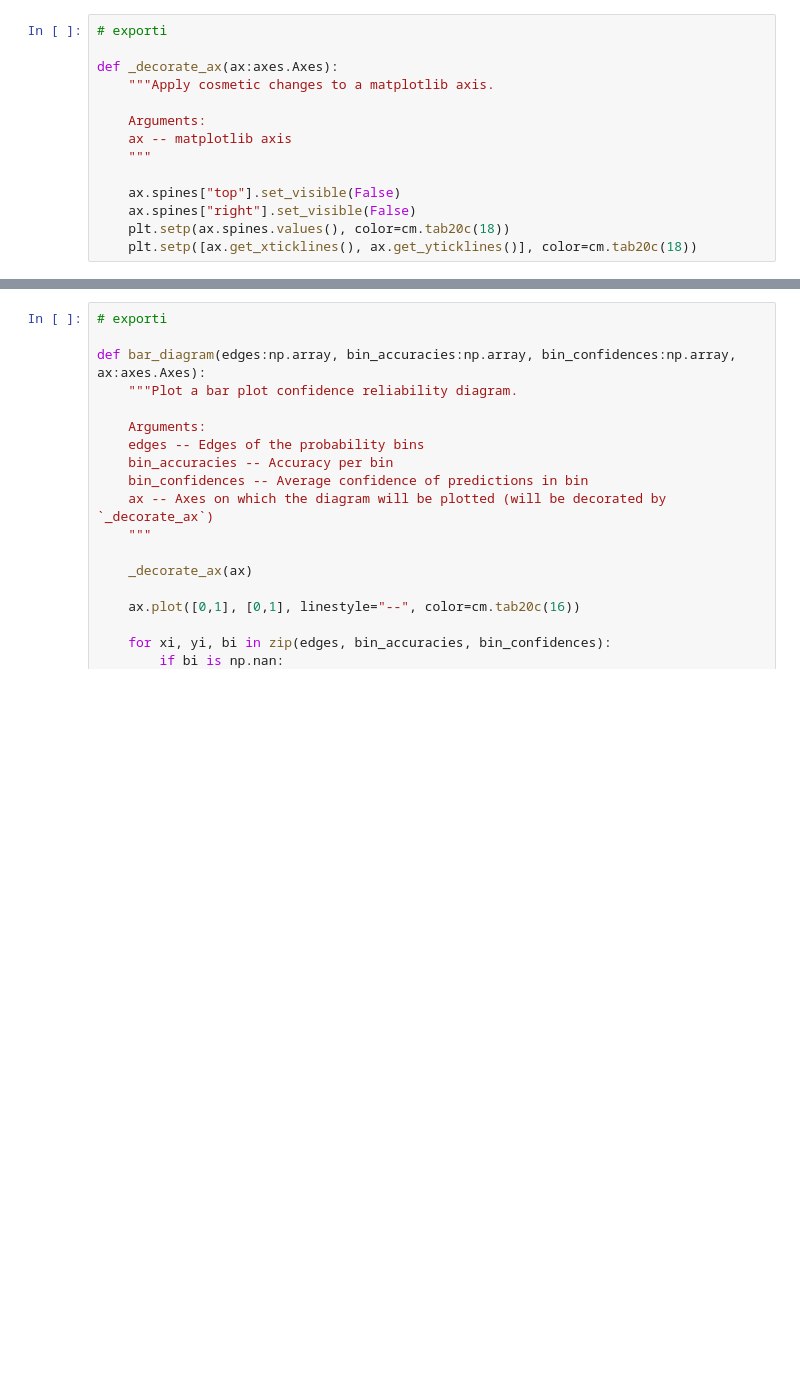
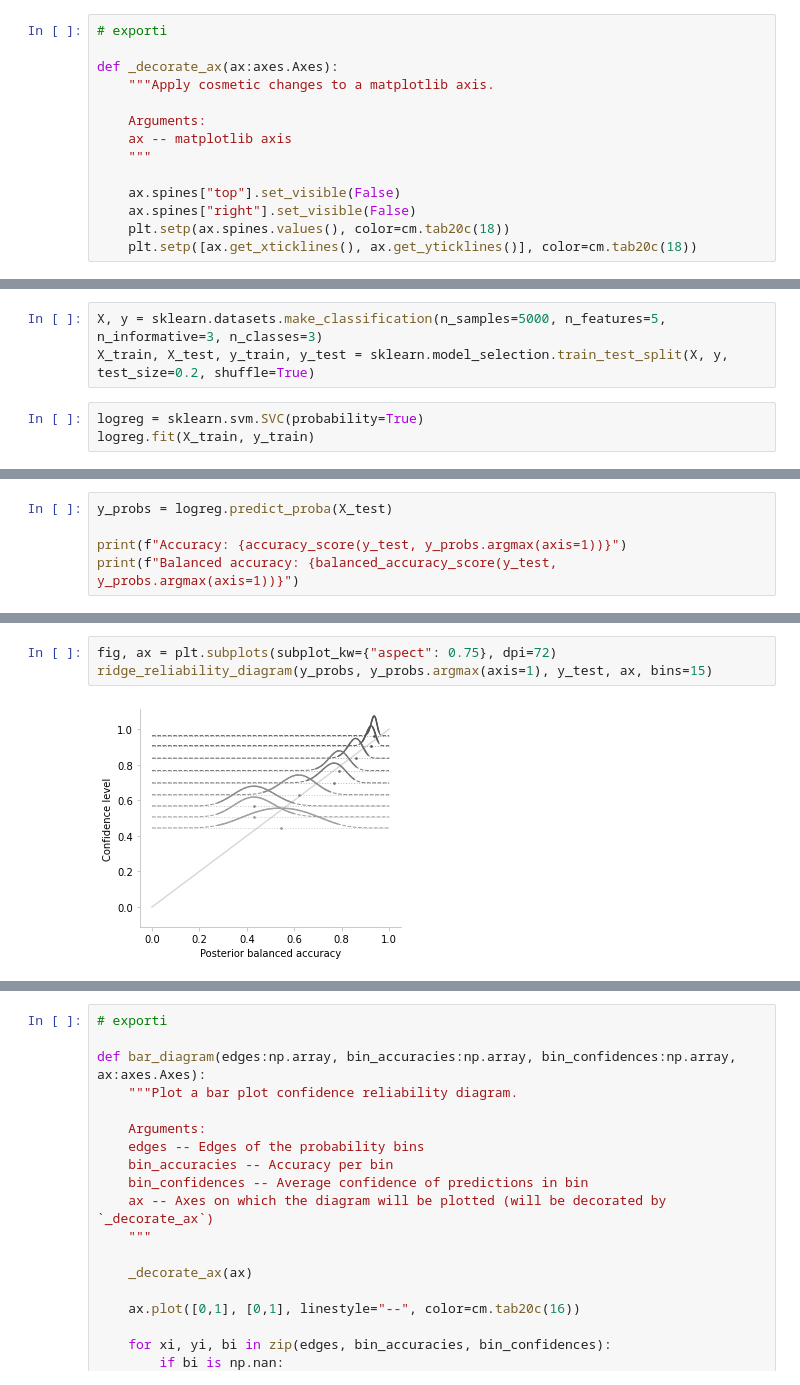
Before and after one commit to MaximLippeveld/riverreliability, a Jupyter notebook: notebooks/plots.ipynb, the cells around one changed output, grey strips where cells are left out. Cells and saved outputs as stored; diff of their text form; blank space fills up the shorter version.

Commit message:
Add toy example for plots, rename to ridgerelibality (no dash)

```diff
--- a/notebooks/plots.ipynb
+++ b/notebooks/plots.ipynb
@@ -37,0 +45,6 @@ def _decorate_ax(ax:axes.Axes):
+# %%
+X, y = sklearn.datasets.make_classification(n_samples=5000, n_features=5, n_informative=3, n_classes=3)
+X_train, X_test, y_train, y_test = sklearn.model_selection.train_test_split(X, y, test_size=0.2, shuffle=True)
+# %%
+logreg = sklearn.svm.SVC(probability=True)
+logreg.fit(X_train, y_train)
@@ -37,0 +53,5 @@ def _decorate_ax(ax:axes.Axes):
+# %%
+y_probs = logreg.predict_proba(X_test)
+
+print(f"Accuracy: {accuracy_score(y_test, y_probs.argmax(axis=1))}")
+print(f"Balanced accuracy: {balanced_accuracy_score(y_test, y_probs.argmax(axis=1))}")
@@ -39,0 +187,5 @@ def _decorate_ax(ax:axes.Axes):
+# %%
+fig, ax = plt.subplots(subplot_kw={"aspect": 0.75}, dpi=72)
+ridge_reliability_diagram(y_probs, y_probs.argmax(axis=1), y_test, ax, bins=15)
+# %% [output]
+[figure, added]
```
Also changed, not shown: parts of 21 cells of this notebook, 27 other files.
